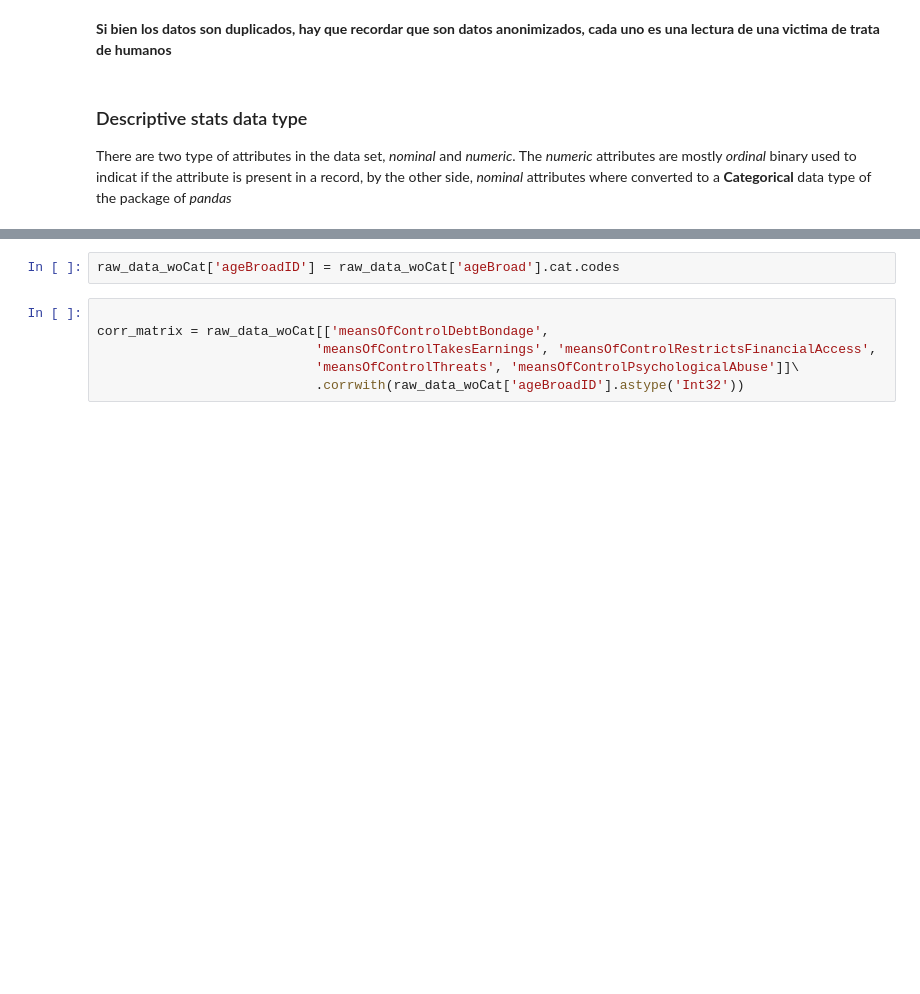
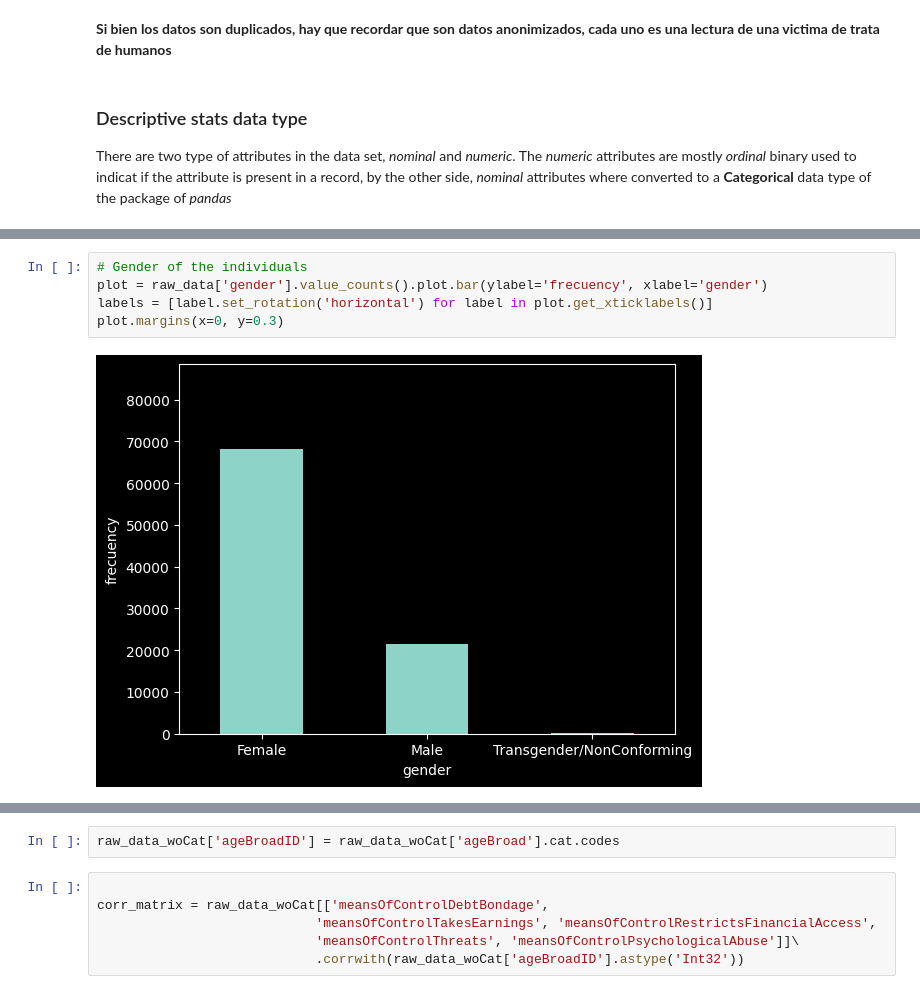
Before and after one commit to JPena-code/minig-course, a Jupyter notebook: EDA.ipynb, the cells around one changed output, grey strips where cells are left out. Saved outputs shown, nothing was run; the diff lists cells and outputs as text; blank space fills up the shorter version.

Commit message:
Plots fixed and added

```diff
--- a/EDA.ipynb
+++ b/EDA.ipynb
@@ -114 +233,8 @@ raw_data.columns
+# %%
+# Gender of the individuals
+plot = raw_data['gender'].value_counts().plot.bar(ylabel='frecuency', xlabel='gender')
+labels = [label.set_rotation('horizontal') for label in plot.get_xticklabels()]
+plot.margins(x=0, y=0.3)
+# %% [output]
+[figure, added]
 # %%
```
Also changed, not shown: parts of 26 cells of this notebook, 1 other file.
